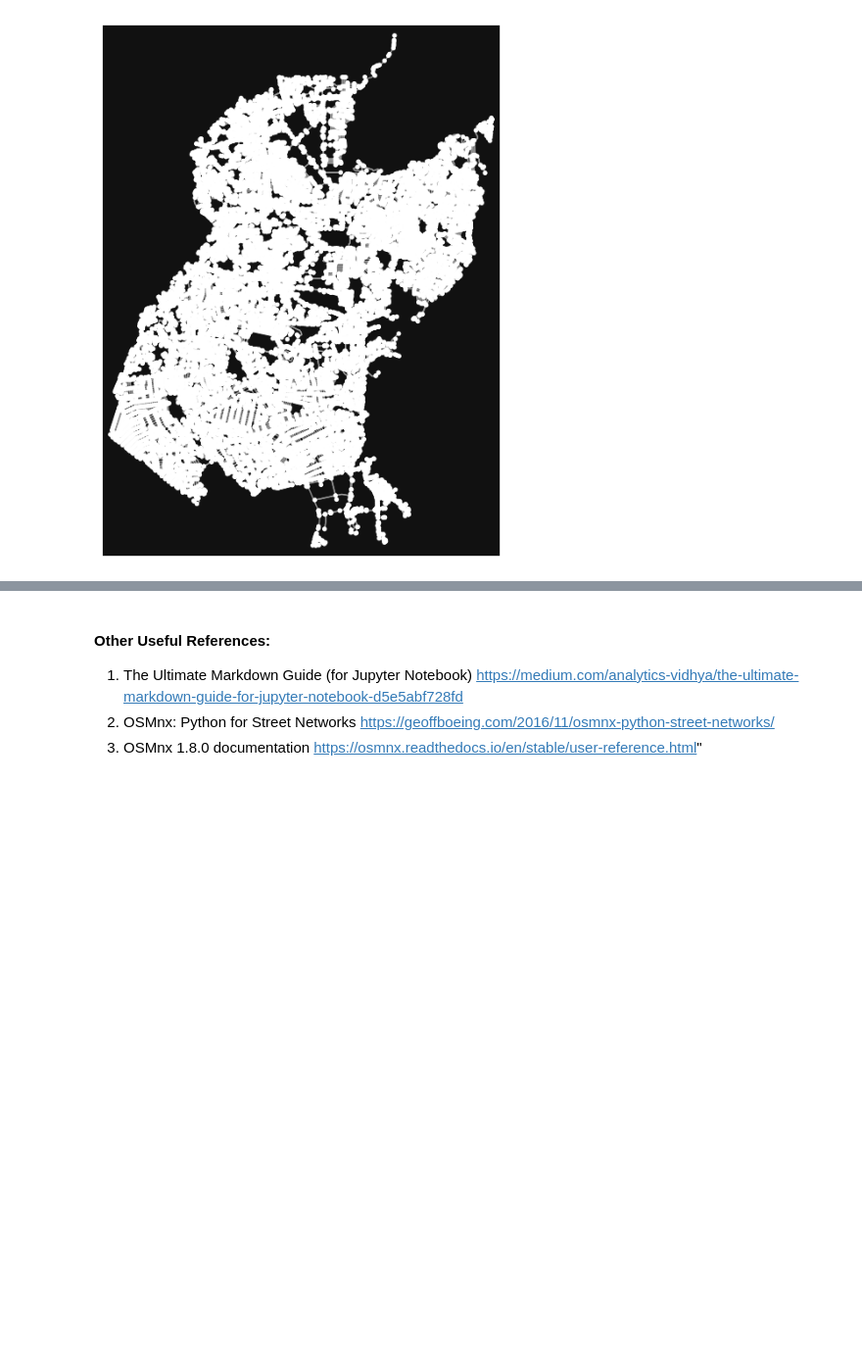
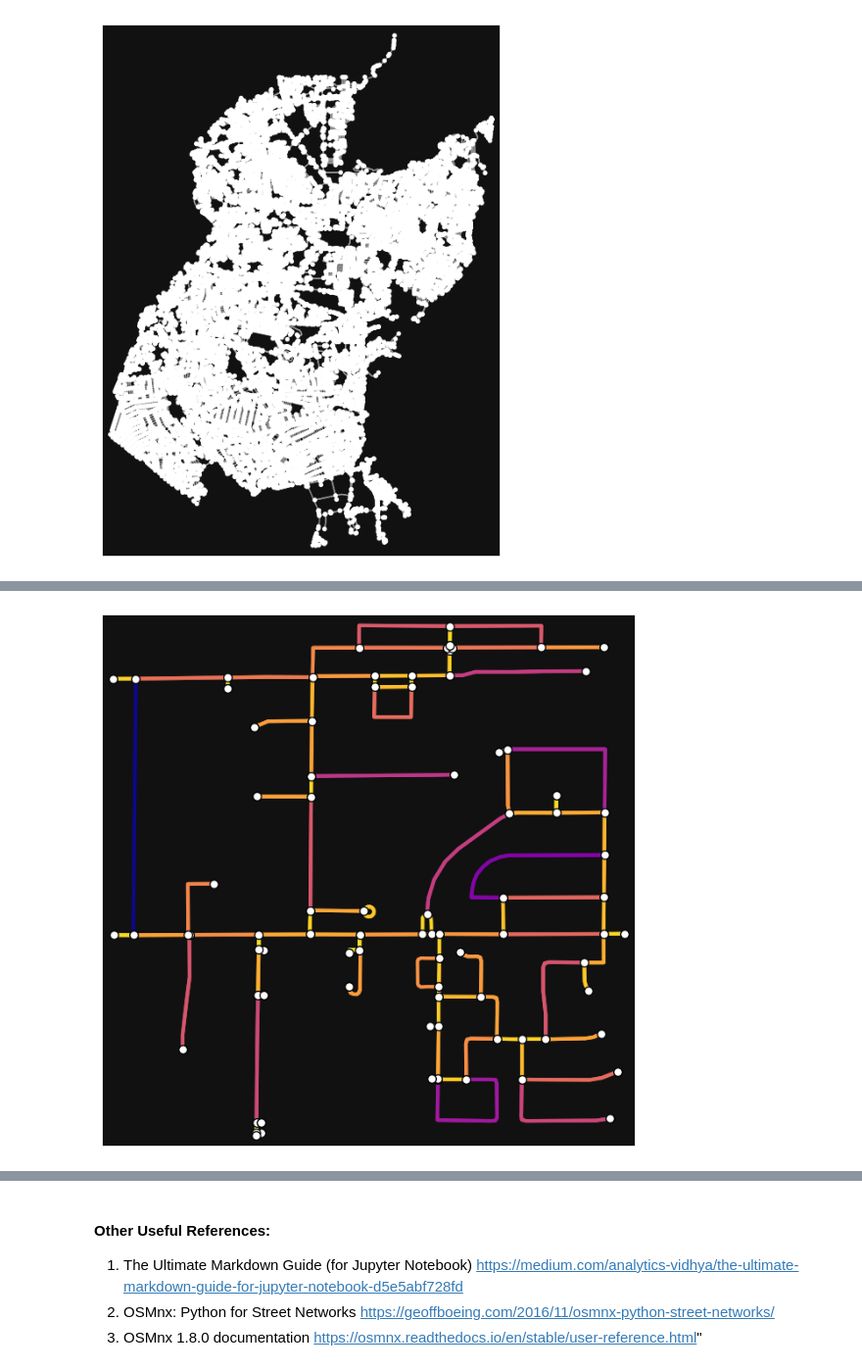
Before and after one commit to msescordial/rnga, a Jupyter notebook: Testing.ipynb, the cells around one changed output, grey strips where cells are left out. Shown at 98% size. Cells and saved outputs as stored; diff of their text form; code cells hidden in the pictures; blank space fills up the shorter version.

```diff
--- a/Testing.ipynb
+++ b/Testing.ipynb
@@ -65,0 +87,8 @@ fig, ax = ox.plot_graph(H)
+# %%
+# show the simplified network with edges colored by length
+ec = ox.plot.get_edge_colors_by_attr(G, attr="length", cmap="plasma_r")
+fig, ax = ox.plot_graph(
+    G, node_color="w", node_edgecolor="k", node_size=50, edge_color=ec, edge_linewidth=3
+)
+# %% [output]
+[figure, added]
```
Also changed, not shown: parts of 16 cells of this notebook.
